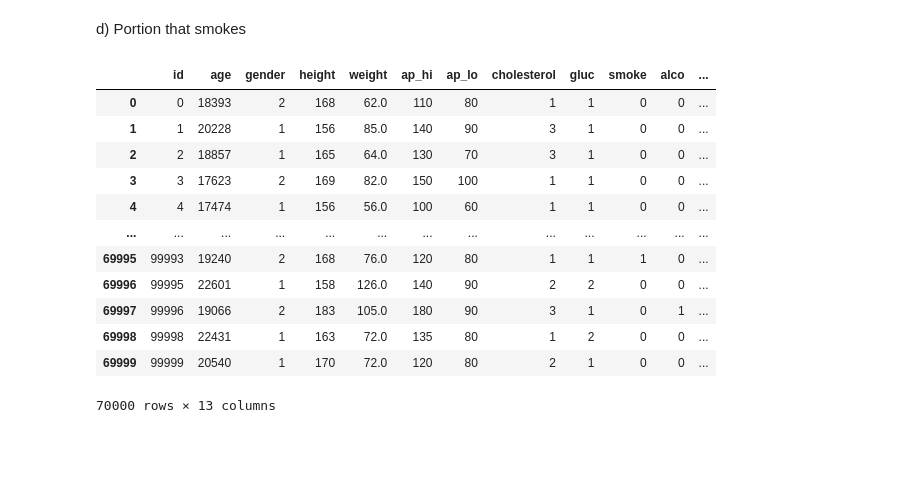
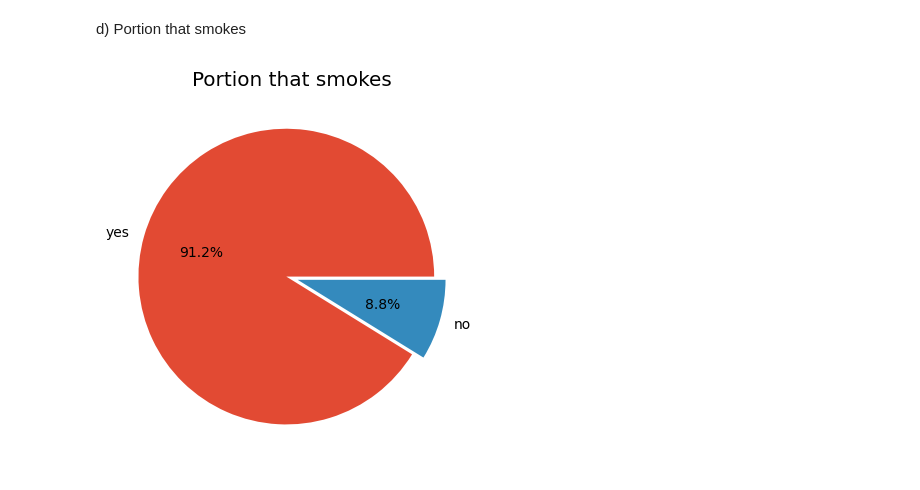
Before and after one commit to JoelOscarsson/Machine-Learning, a Jupyter notebook: Projects/Disease-Prediction.ipynb, the cells around one changed output. Cells and saved outputs as stored; diff of their text form; code cells hidden in the pictures; blank space fills up the shorter version.

```diff
--- a/Projects/Disease-Prediction.ipynb
+++ b/Projects/Disease-Prediction.ipynb
@@ -150,19 +150,9 @@ cardio_train_series.plot(kind='hist', bins=20, title='Age distribution of data',
 [figure]
 # %% [markdown]
 d) Portion that smokes
-# %%
-cardio_train_df
-# %% [output]
-|  | id | age | gender | height | weight | ap_hi | ap_lo | cholesterol | gluc | smoke | alco | ... |
-| 0 | 0 | 18393 | 2 | 168 | 62.0 | 110 | 80 | 1 | 1 | 0 | 0 | ... |
-| 1 | 1 | 20228 | 1 | 156 | 85.0 | 140 | 90 | 3 | 1 | 0 | 0 | ... |
-| 2 | 2 | 18857 | 1 | 165 | 64.0 | 130 | 70 | 3 | 1 | 0 | 0 | ... |
-| 3 | 3 | 17623 | 2 | 169 | 82.0 | 150 | 100 | 1 | 1 | 0 | 0 | ... |
-| 4 | 4 | 17474 | 1 | 156 | 56.0 | 100 | 60 | 1 | 1 | 0 | 0 | ... |
-| ... | ... | ... | ... | ... | ... | ... | ... | ... | ... | ... | ... | ... |
-| 69995 | 99993 | 19240 | 2 | 168 | 76.0 | 120 | 80 | 1 | 1 | 1 | 0 | ... |
-| 69996 | 99995 | 22601 | 1 | 158 | 126.0 | 140 | 90 | 2 | 2 | 0 | 0 | ... |
-| 69997 | 99996 | 19066 | 2 | 183 | 105.0 | 180 | 90 | 3 | 1 | 0 | 1 | ... |
-| 69998 | 99998 | 22431 | 1 | 163 | 72.0 | 135 | 80 | 1 | 2 | 0 | 0 | ... |
-| 69999 | 99999 | 20540 | 1 | 170 | 72.0 | 120 | 80 | 2 | 1 | 0 | 0 | ... |
-70000 rows × 13 columns
+# %%
+explode = (0.04, 0.04)
+plt.pie(cardio_train_df['smoke'].value_counts(), labels=['yes', 'no'], autopct='%1.1f%%', explode= explode );
+plt.title('Portion that smokes');
+# %% [output]
+[figure, added]
```
